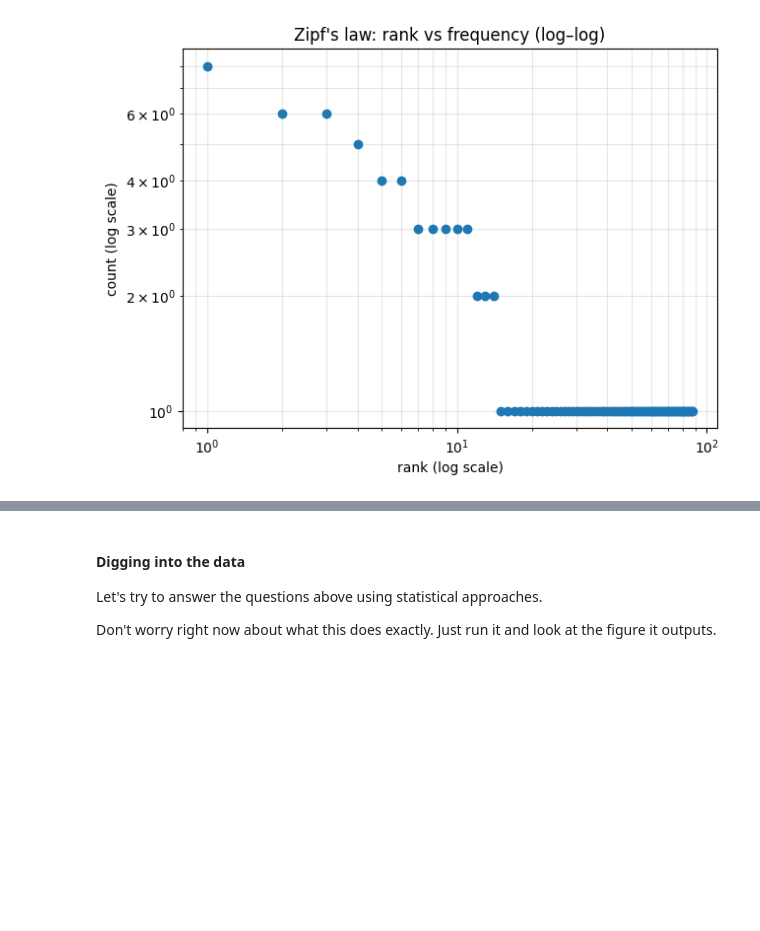
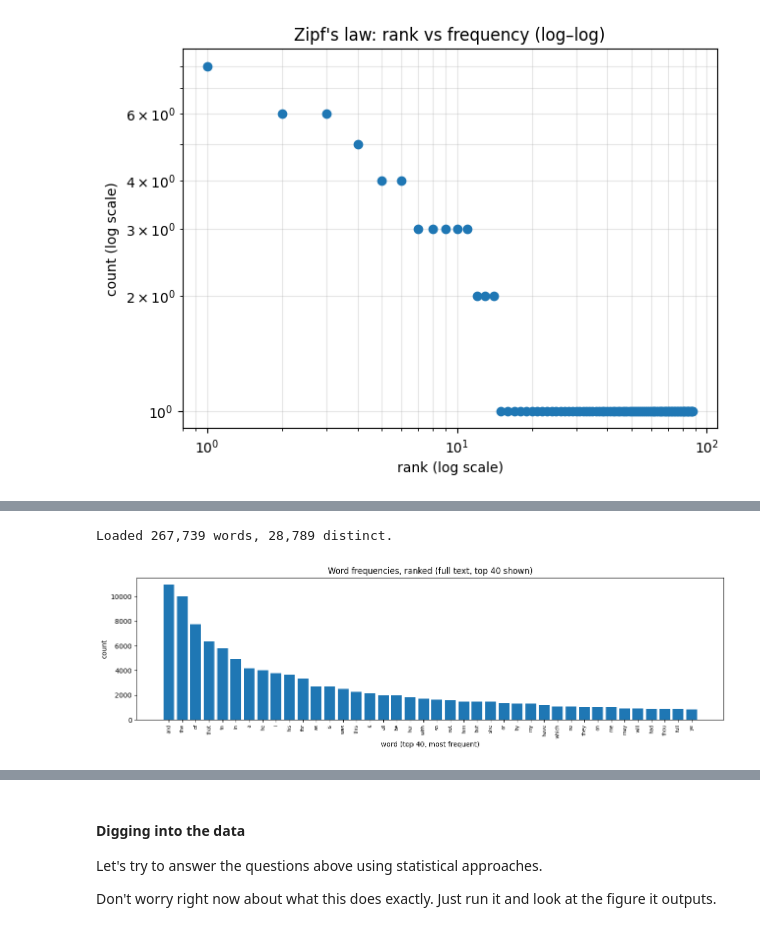
Before and after one commit to christiancasey/measuring-manuscripts, a Jupyter notebook: Workbook/Day 0 Teaser—What is Computational Philology/Teaser Notebook—Hello, World.ipynb, the cells around one changed output, grey strips where cells are left out. Drawn from its saved outputs; the diff is of its cells as text; code cells hidden in the pictures; blank space fills up the shorter version.

Commit message:
Committing before deleting my local git because Google Drive can't handle it

```diff
--- a/Workbook/Day 0 Teaser—What is Computational Philology/Teaser Notebook—Hello, World.ipynb
+++ b/Workbook/Day 0 Teaser—What is Computational Philology/Teaser Notebook—Hello, World.ipynb
@@ -151,0 +166,32 @@ plt.show()
+# %%
+# Load the full text from GitHub and count its words the same way as before.
+# It goes into NEW variables (full_text, full_text_counts), so the small example above still works.
+from collections import Counter
+import urllib.request
+import matplotlib.pyplot as plt
+
+url = "https://raw.githubusercontent.com/christiancasey/measuring-manuscripts/refs/heads/main/Workbook/Day%200%20Teaser%E2%80%94What%20is%20Computational%20Philology/Canterbury%20Tales.txt"
+full_text = urllib.request.urlopen(url).read().decode("utf-8")
+
+full_words = full_text.split()
+full_text_counts = Counter(w.lower().strip('.,;') for w in full_words)
+print(f'Loaded {len(full_words):,} words, {len(full_text_counts):,} distinct.')
+
+# Rank from most to least frequent
+full_ranked = full_text_counts.most_common()
+full_labels = [word for word, n in full_ranked]
+full_values = [n for word, n in full_ranked]
+
+# Tens of thousands of distinct words is far too many to label, so show only the top 40.
+TOP = 40
+plt.figure(figsize=(13, 4))
+plt.bar(range(TOP), full_values[:TOP])
+plt.xticks(range(TOP), full_labels[:TOP], rotation=90, fontsize=7)
+plt.xlabel('word (top 40, most frequent)')
+plt.ylabel('count')
+plt.title('Word frequencies, ranked (full text, top 40 shown)')
+plt.tight_layout()
+plt.show()
+# %% [output]
+Loaded 267,739 words, 28,789 distinct.
+[figure, added]
```
Also changed, not shown: parts of 11 cells of this notebook, 3 other files.
